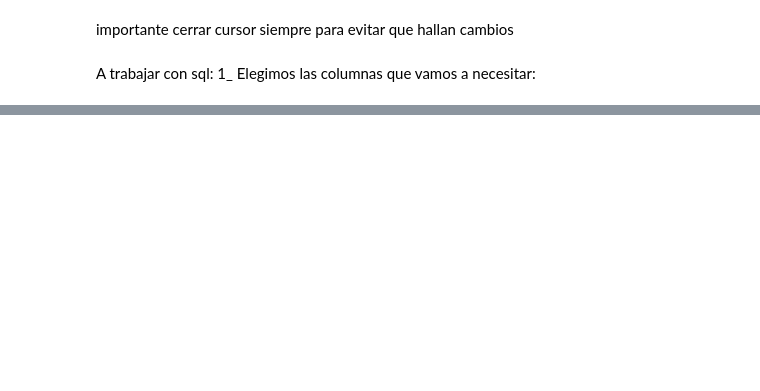
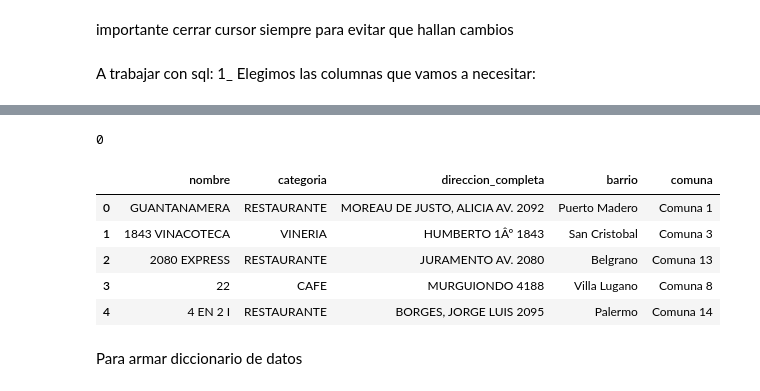
Before and after one commit to Bearodriguez2022/ofertaGastronomica_SQL, a Jupyter notebook: descargadata.ipynb, the cells around one changed output, grey strips where cells are left out. Saved outputs shown, nothing was run; the diff lists cells and outputs as text; code cells hidden in the pictures; blank space fills up the shorter version.

```diff
--- a/descargadata.ipynb
+++ b/descargadata.ipynb
@@ -149,0 +124,16 @@ locales
+# %%
+#desde py creo la tabla
+#Crear la tabla si no existe
+create_table_query = """
+CREATE TABLE IF NOT EXISTS establecimientos_gastronomicos (
+    id_local INT AUTO_INCREMENT PRIMARY KEY,
+    nombre VARCHAR(255),
+    categoria VARCHAR(255),
+    direccion VARCHAR(255),
+    barrio VARCHAR(255),
+    comuna VARCHAR(255)
+)
+"""
+cursor.execute(create_table_query)
+# %% [output]
+0
@@ -149,0 +165,13 @@ locales
+# %%
+og = pd.read_csv('OG_filtrado.csv')
+# %%
+og.head(5)
+# %% [output]
+|  | nombre | categoria | direccion_completa | barrio | comuna |
+| 0 | GUANTANAMERA | RESTAURANTE | MOREAU DE JUSTO, ALICIA AV. 2092 | Puerto Madero | Comuna 1 |
+| 1 | 1843 VINACOTECA | VINERIA | HUMBERTO 1Âº 1843 | San Cristobal | Comuna 3 |
+| 2 | 2080 EXPRESS | RESTAURANTE | JURAMENTO AV. 2080 | Belgrano | Comuna 13 |
+| 3 | 22 | CAFE | MURGUIONDO 4188 | Villa Lugano | Comuna 8 |
+| 4 | 4 EN 2 I | RESTAURANTE | BORGES, JORGE LUIS 2095 | Palermo | Comuna 14 |
+# %% [markdown]
+Para armar diccionario de datos
```
Also changed, not shown: parts of 39 cells of this notebook, 1 other file.
